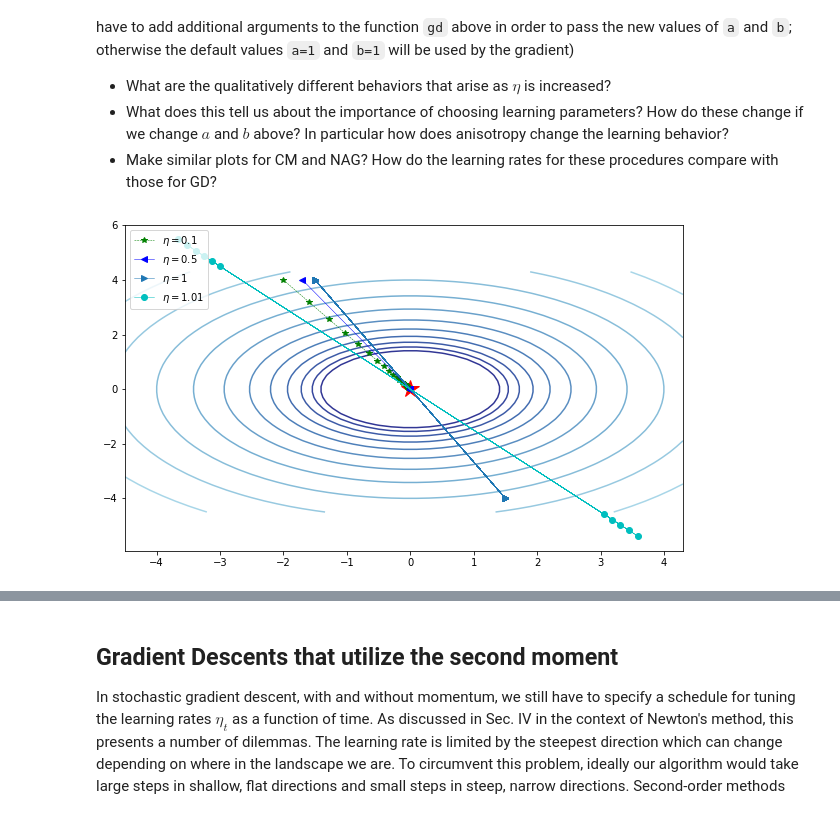
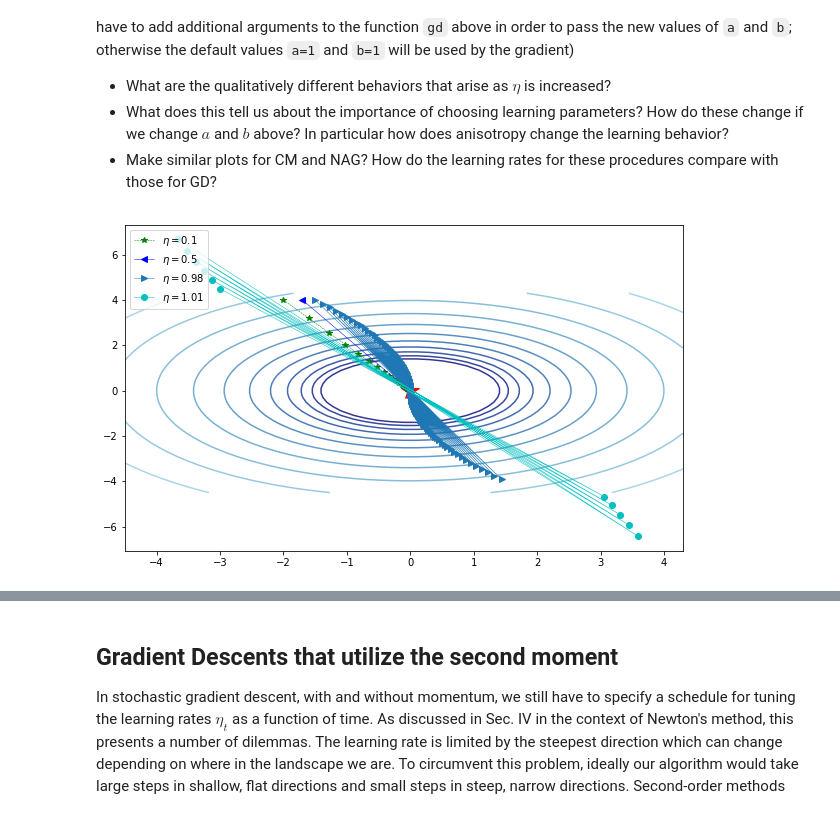
Before and after one commit to nicoladainese96/mlreview_notebooks, a Jupyter notebook: NB2_CIV-gradient_descent.ipynb, the cells around one changed output, grey strips where cells are left out. Cells and saved outputs as stored; diff of their text form; code cells hidden in the pictures.

```diff
--- a/NB2_CIV-gradient_descent.ipynb
+++ b/NB2_CIV-gradient_descent.ipynb
@@ -231,6 +231,18 @@ def gd(grad, init, n_epochs=1000, eta=10**-4, noise_strength=0):
         param_traj[j+1,]=params
     return param_traj
 
+def mod_gd(grad, init, n_epochs=1000, eta=10**-4, noise_strength=0, **kwargs):
+    #This is a simple optimizer
+    params=np.array(init)
+    param_traj=np.zeros([n_epochs+1,2])
+    param_traj[0,]=init
+    v=0;
+    for j in range(n_epochs):
+        noise=noise_strength*np.random.randn(params.size)
+        v=eta*(np.array(grad(params, **kwargs))+noise)
+        params=params-v
+        param_traj[j+1,]=params
+    return param_traj
 
 def gd_with_mom(grad, init, n_epochs=5000, eta=10**-4, gamma=0.9,noise_strength=0):
     params=np.array(init)
@@ -271,33 +283,34 @@ What are the qualitatively different behaviors that arise as $\eta$ is increased
 # %%
 # Investigate effect of learning rate in GD
 plt.close()
-a,b = 1.0,1.0
+a,b = 1.0,1.01
+ab_dict = {'a' : a, 'b' : b}
 x, y = np.meshgrid(np.arange(-4.5, 4.5, 0.2), np.arange(-4.5, 4.5, 0.2))
 fig, ax = plt.subplots(figsize=(10, 6))
 z=np.abs(minima_surface(x,y,a,b))
 ax.contour(x, y, z, levels=np.logspace(0.0, 5, 35), norm=LogNorm(), cmap="RdYlBu_r")
 ax.plot(0,0, 'r*', markersize=18)
 
 #initial point
 init1=[-2,4]
 init2=[-1.7,4]
 init3=[-1.5,4]
 init4=[-3,4.5]
 eta1=0.1
 eta2=0.5
-eta3=1
+eta3=0.98
 eta4=1.01
-gd_1=gd(grad_minima_surface,init1, n_epochs=100, eta=eta1)
-gd_2=gd(grad_minima_surface,init2, n_epochs=100, eta=eta2)
-gd_3=gd(grad_minima_surface,init3, n_epochs=100, eta=eta3)
-gd_4=gd(grad_minima_surface,init4, n_epochs=10, eta=eta4)
-#print(gd_1)
+gd_1=mod_gd(grad_minima_surface,init1, n_epochs=100, eta=eta1, a = a, b = b)
+gd_2=mod_gd(grad_minima_surface,init2, n_epochs=100, eta=eta2, a = a, b = b)
+gd_3=mod_gd(grad_minima_surface,init3, n_epochs=1000, eta=eta3, a = a, b = b)
+gd_4=mod_gd(grad_minima_surface,init4, n_epochs=10, eta=eta4, a = a, b = b)
+#print(gd_3)
 overlay_trajectory_contour(ax,gd_1,'$\eta=$%s'% eta1,'g--*', lw=0.5)
 overlay_trajectory_contour(ax,gd_2,'$\eta=$%s'% eta2,'b-<', lw=0.5)
 overlay_trajectory_contour(ax,gd_3,'$\eta=$%s'% eta3,'->', lw=0.5)
 overlay_trajectory_contour(ax,gd_4,'$\eta=$%s'% eta4,'c-o', lw=0.5)
 plt.legend(loc=2)
 plt.show()
 fig.savefig("GD3regimes.pdf", bbox_inches='tight')
 # %% [output]
-[figure, old version]
+[figure, new version]
```
Also changed, not shown: parts of 2 cells of this notebook, 1 other file.
